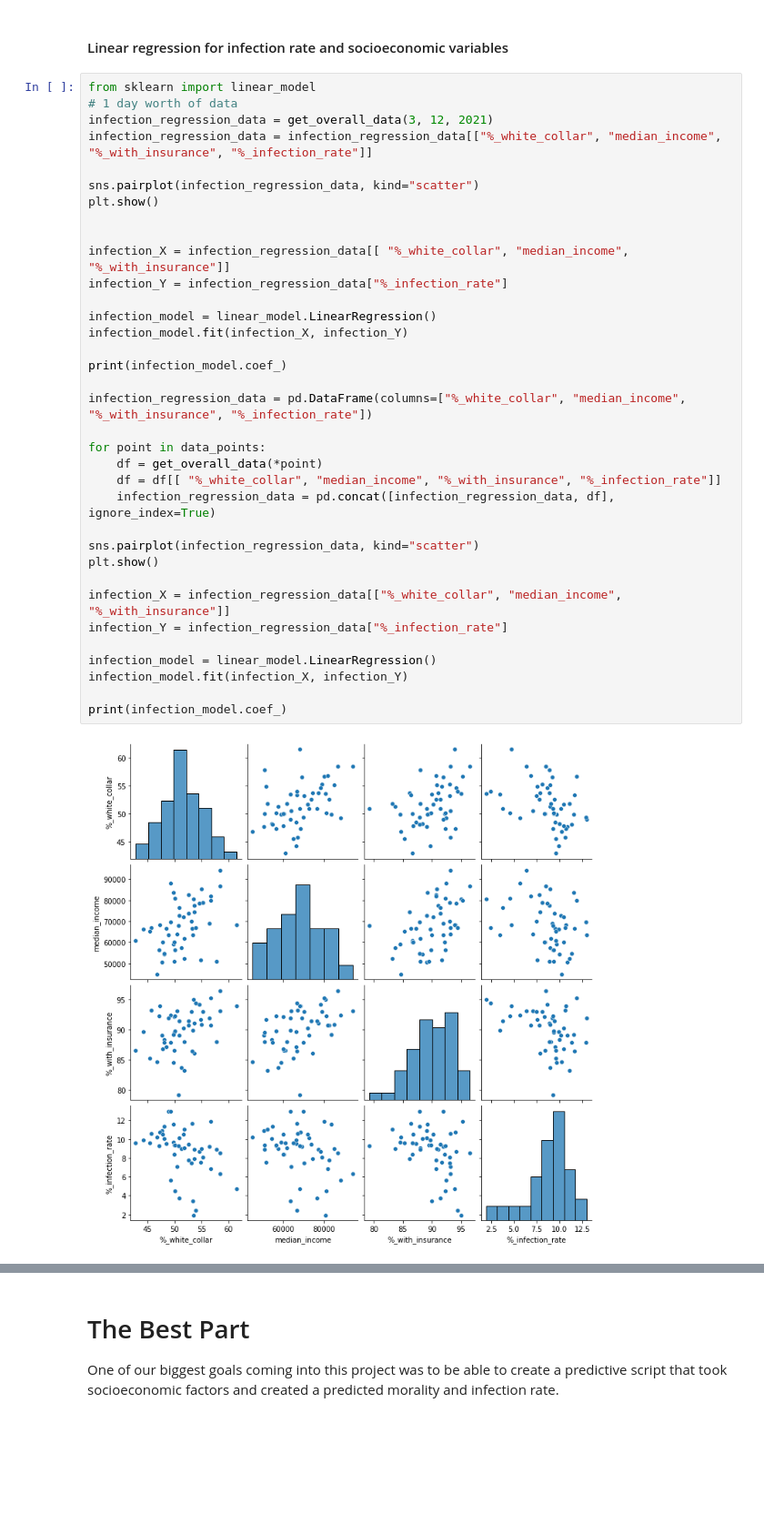
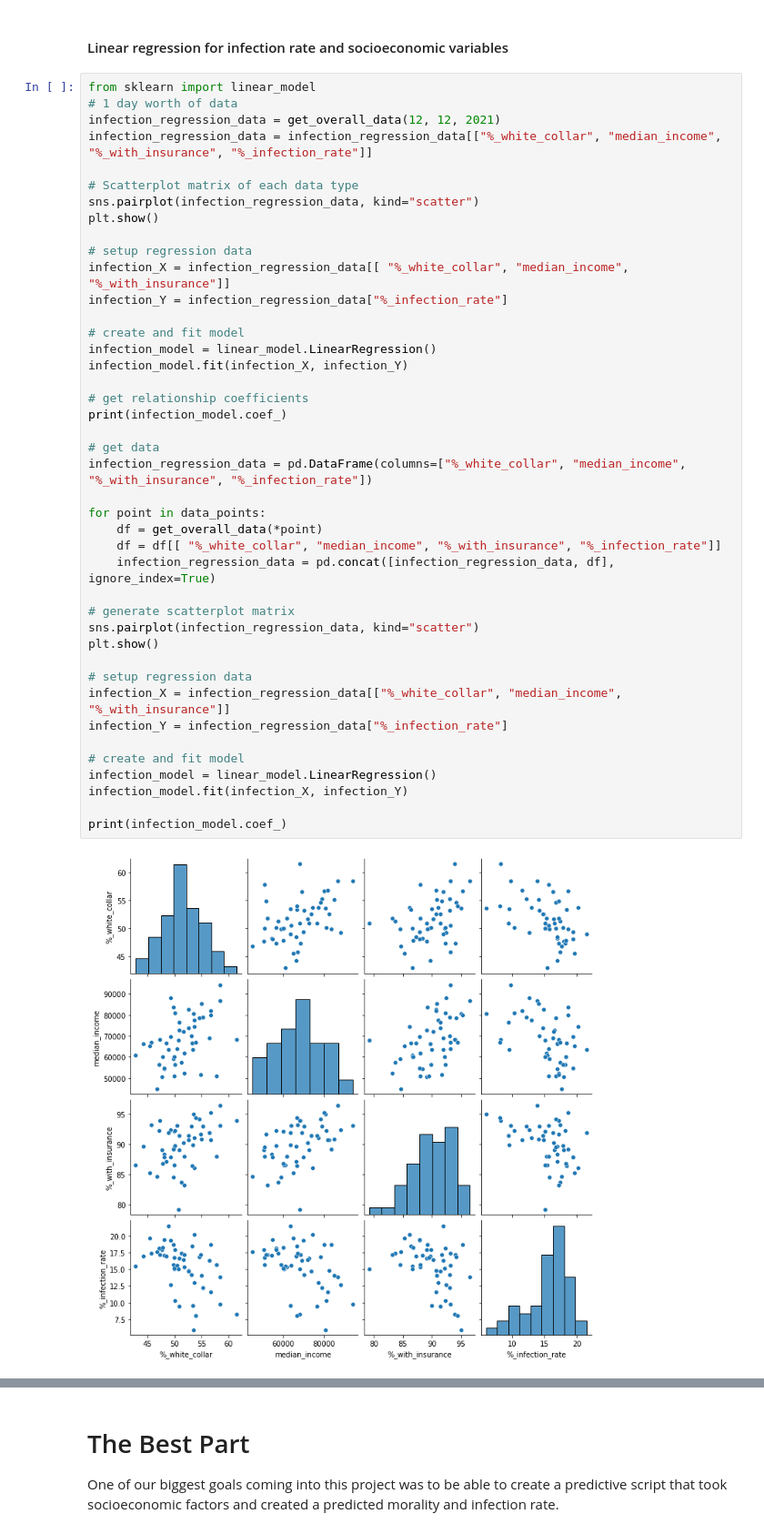
Before and after one commit to EthanLDot/COVID_Socioecon_DataScience_Project, a Jupyter notebook: EDACheckpointGroup029-Wi22.ipynb, the cells around one changed output, grey strips where cells are left out. Shown at 91% size. Saved outputs shown, nothing was run; the diff lists cells and outputs as text; blank space fills up the shorter version.

```diff
--- a/EDACheckpointGroup029-Wi22.ipynb
+++ b/EDACheckpointGroup029-Wi22.ipynb
@@ -863,37 +873,44 @@ From this, we can say that our independent variables are collineary and therefor
 # %%
 from sklearn import linear_model
 # 1 day worth of data
-infection_regression_data = get_overall_data(3, 12, 2021)
+infection_regression_data = get_overall_data(12, 12, 2021)
 infection_regression_data = infection_regression_data[["%_white_collar", "median_income", "%_with_insurance", "%_infection_rate"]]
 
+# Scatterplot matrix of each data type
 sns.pairplot(infection_regression_data, kind="scatter")
 plt.show()
 
-
+# setup regression data
 infection_X = infection_regression_data[[ "%_white_collar", "median_income", "%_with_insurance"]]
 infection_Y = infection_regression_data["%_infection_rate"]
 
+# create and fit model
 infection_model = linear_model.LinearRegression()
 infection_model.fit(infection_X, infection_Y)
 
+# get relationship coefficients
 print(infection_model.coef_)
 
+# get data
 infection_regression_data = pd.DataFrame(columns=["%_white_collar", "median_income", "%_with_insurance", "%_infection_rate"])
 
 for point in data_points:
     df = get_overall_data(*point)
     df = df[[ "%_white_collar", "median_income", "%_with_insurance", "%_infection_rate"]]
     infection_regression_data = pd.concat([infection_regression_data, df], ignore_index=True)
 
+# generate scatterplot matrix
 sns.pairplot(infection_regression_data, kind="scatter")
 plt.show()
 
+# setup regression data
 infection_X = infection_regression_data[["%_white_collar", "median_income", "%_with_insurance"]]
 infection_Y = infection_regression_data["%_infection_rate"]
 
+# create and fit model
 infection_model = linear_model.LinearRegression()
 infection_model.fit(infection_X, infection_Y)
 
 print(infection_model.coef_)
 # %% [output]
-[figure, old version]
+[figure, new version]
```
Also changed, not shown: parts of 11 cells of this notebook.
